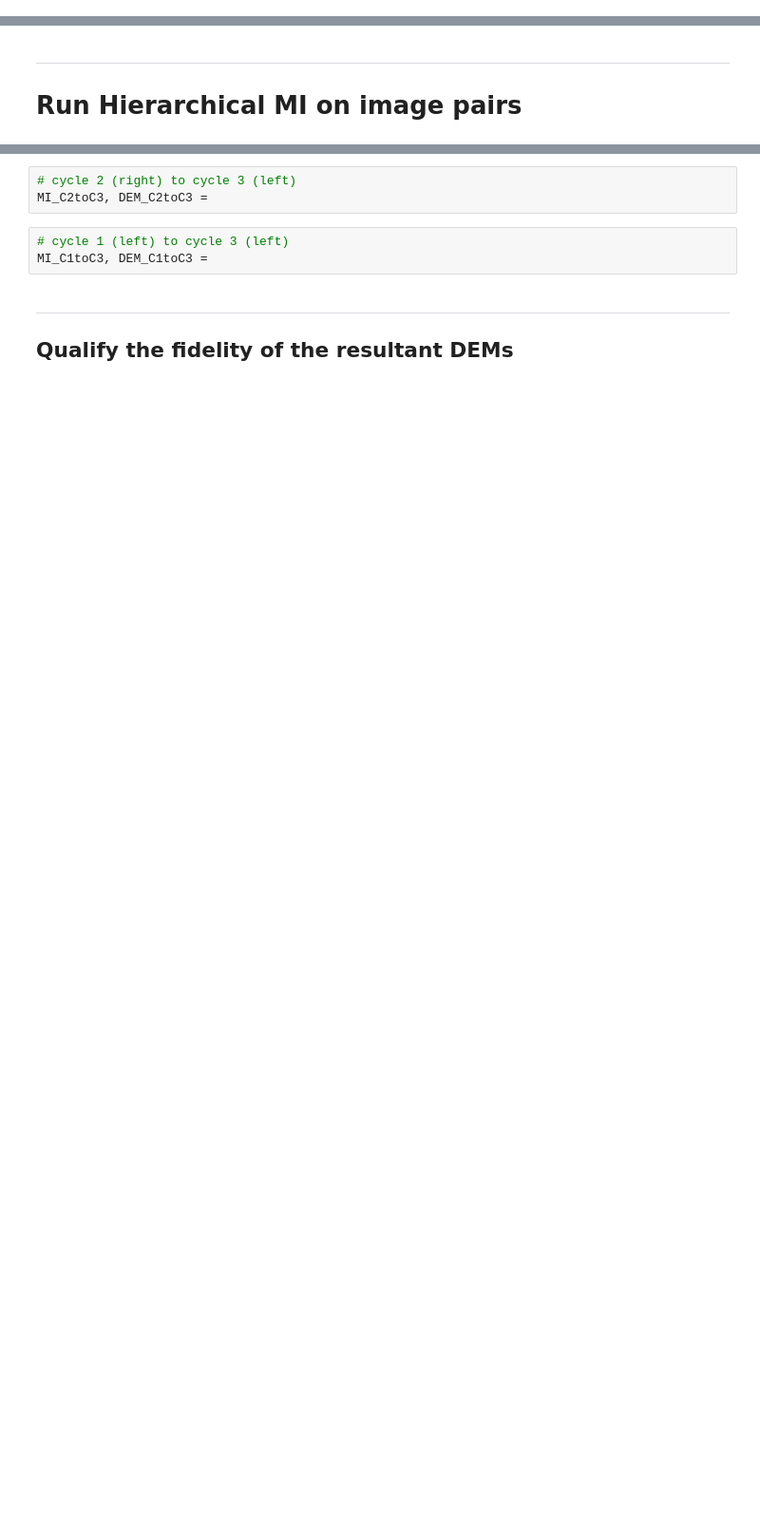
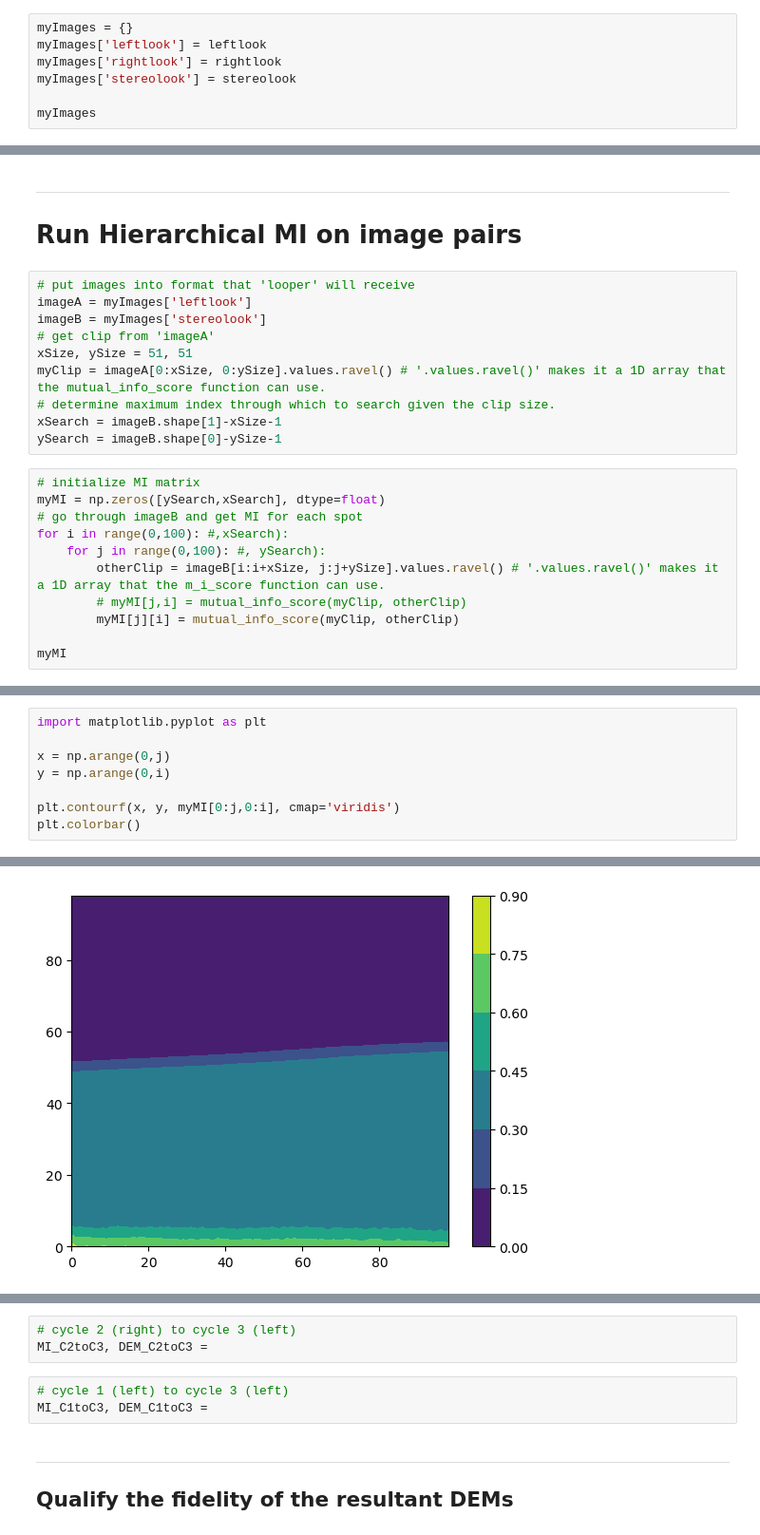
Before and after one commit to knicely/MISDT, a Jupyter notebook: MISDT.ipynb, the cells around one changed output, grey strips where cells are left out. Shown: that part at 95% size. Cells and saved outputs as stored; diff of their text form; blank space fills up the shorter version.

Commit message:
getting initial test run of MI score of one clip across another image

```diff
--- a/MISDT.ipynb
+++ b/MISDT.ipynb
@@ -106,0 +126,7 @@ Attributes:
+# %%
+myImages = {}
+myImages['leftlook'] = leftlook
+myImages['rightlook'] = rightlook
+myImages['stereolook'] = stereolook
+
+myImages
@@ -173,3 +310,24 @@ In this step, the digital values are re-binned into a smaller subset.
 # %% [markdown]
 ***
 # Run Hierarchical MI on image pairs
+# %%
+# put images into format that 'looper' will receive
+imageA = myImages['leftlook']
+imageB = myImages['stereolook']
+# get clip from 'imageA'
+xSize, ySize = 51, 51
+myClip = imageA[0:xSize, 0:ySize].values.ravel() # '.values.ravel()' makes it a 1D array that the mutual_info_score function can use.
+# determine maximum index through which to search given the clip size.
+xSearch = imageB.shape[1]-xSize-1
+ySearch = imageB.shape[0]-ySize-1
+# %%
+# initialize MI matrix
+myMI = np.zeros([ySearch,xSearch], dtype=float)
+# go through imageB and get MI for each spot
+for i in range(0,100): #,xSearch):
+    for j in range(0,100): #, ySearch):
+        otherClip = imageB[i:i+xSize, j:j+ySize].values.ravel() # '.values.ravel()' makes it a 1D array that the m_i_score function can use.
+        # myMI[j,i] = mutual_info_score(myClip, otherClip)
+        myMI[j][i] = mutual_info_score(myClip, otherClip)
+
+myMI
@@ -175,0 +368,9 @@ In this step, the digital values are re-binned into a smaller subset.
+# %%
+import matplotlib.pyplot as plt
+
+x = np.arange(0,j)
+y = np.arange(0,i)
+
+plt.contourf(x, y, myMI[0:j,0:i], cmap='viridis')
+plt.colorbar()
+# %% [output]
@@ -175,0 +378 @@ In this step, the digital values are re-binned into a smaller subset.
+[figure, added]
```
Also changed, not shown: parts of 39 cells of this notebook.
